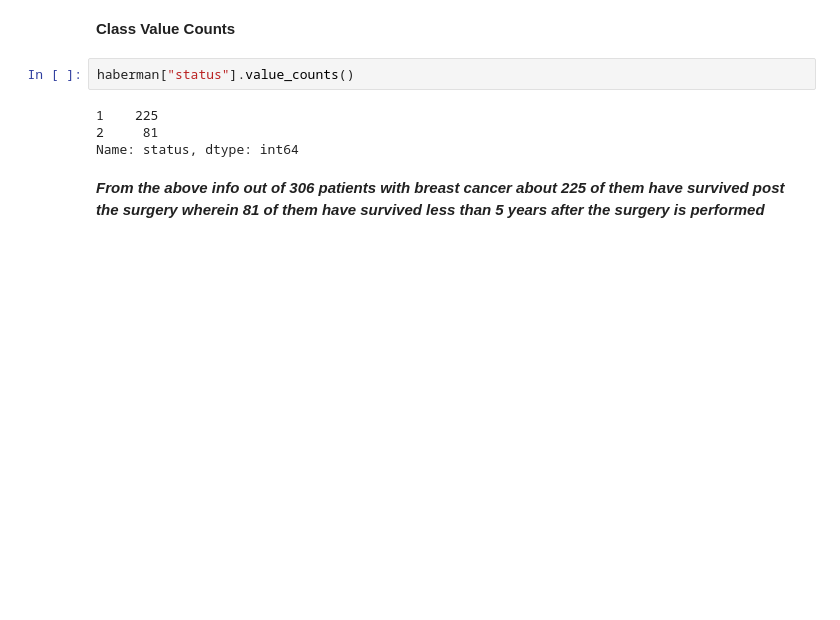
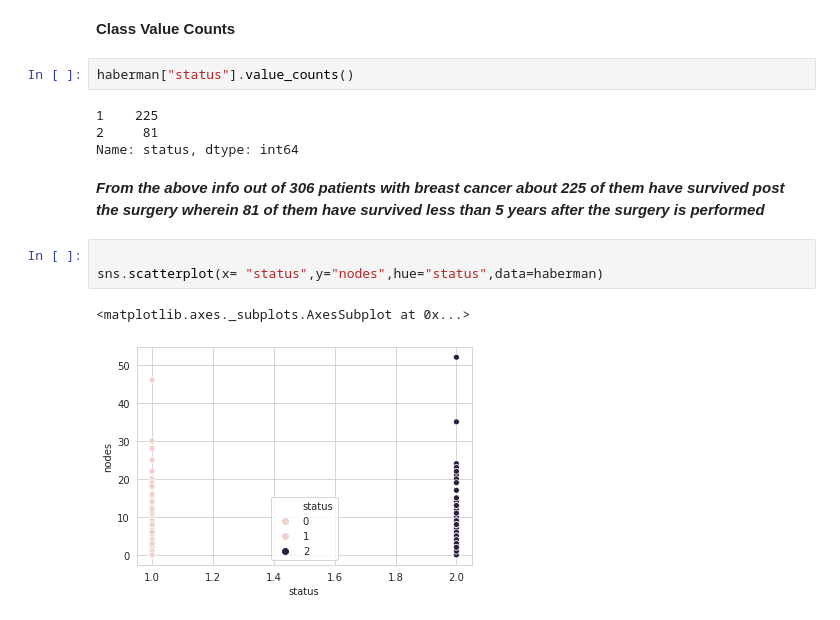
Before and after one commit to nishantmadu/Haberman_EDA, a Jupyter notebook: Exploratory_Data_Analysis_Haberman_Dataset.ipynb, the cells around one changed output. Drawn from its saved outputs; the diff is of its cells as text; blank space fills up the shorter version.

```diff
--- a/Exploratory_Data_Analysis_Haberman_Dataset.ipynb
+++ b/Exploratory_Data_Analysis_Haberman_Dataset.ipynb
@@ -62,3 +62,9 @@ haberman["status"].value_counts()
 Name: status, dtype: int64
 # %% [markdown]
 ***From the above info out of 306 patients with breast cancer about 225 of them have survived post the surgery wherein 81 of them have survived less than 5 years after the surgery is performed***
+# %%
+
+sns.scatterplot(x= "status",y="nodes",hue="status",data=haberman)
+# %% [output]
+<matplotlib.axes._subplots.AxesSubplot at 0x...>
+[figure, added]
```
Also changed, not shown: parts of 4 cells of this notebook.
